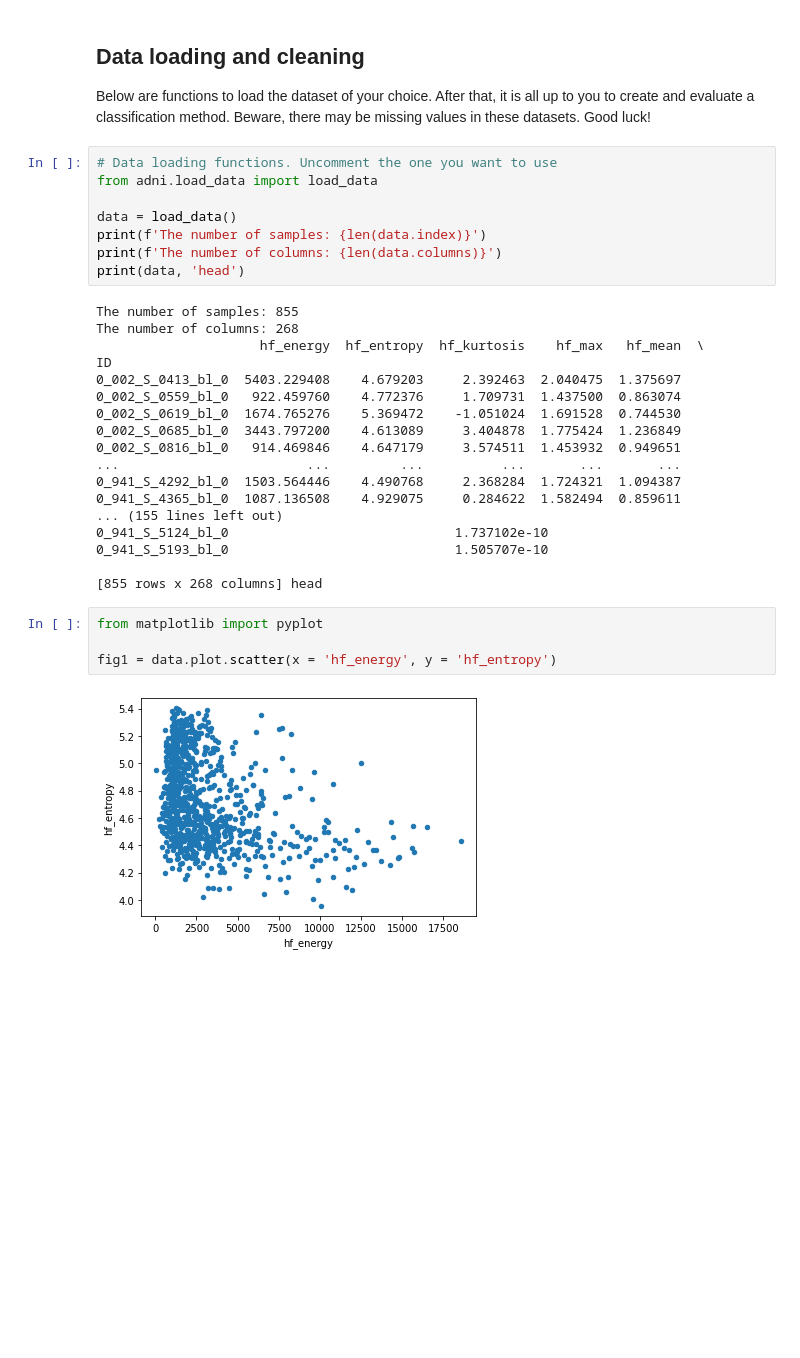
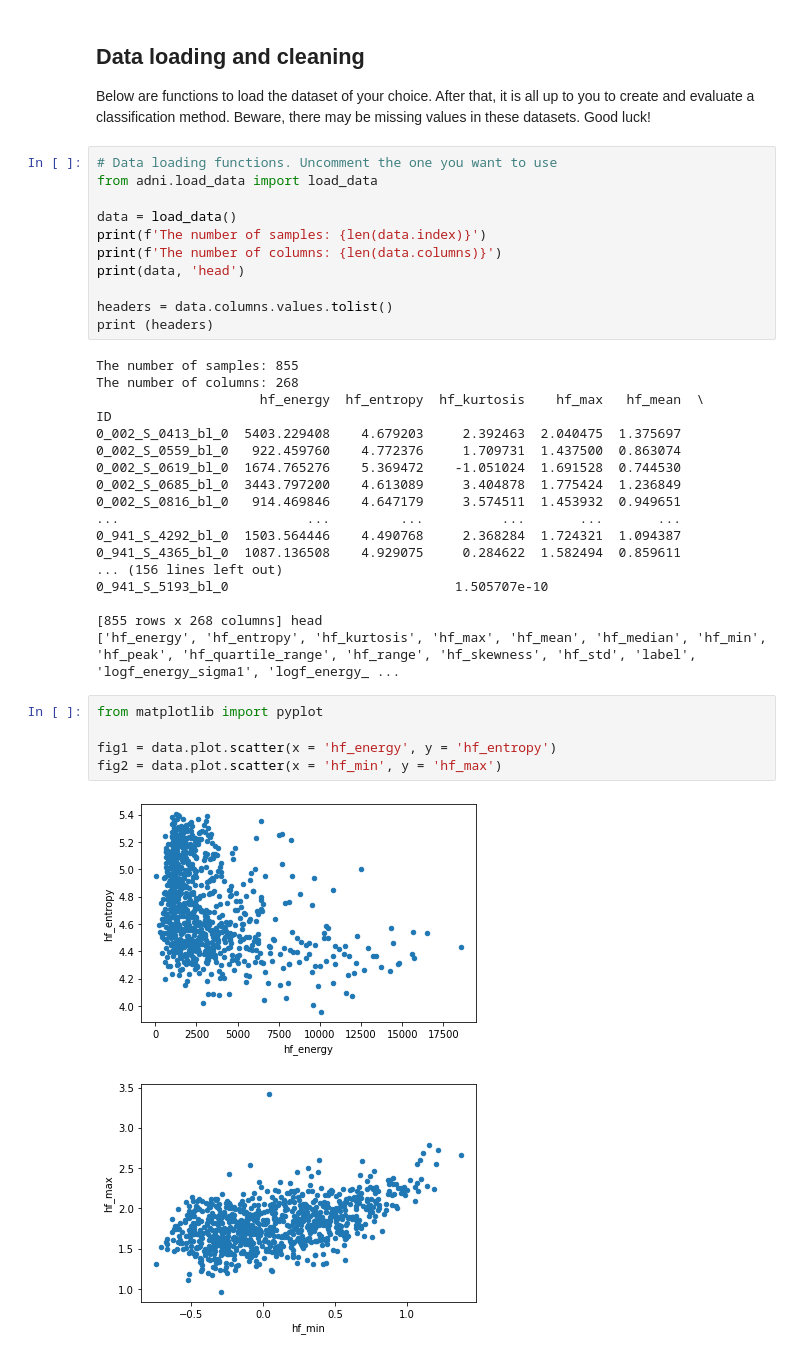
Before and after one commit to vleeuwenmark/TM10007_GR13, a Jupyter notebook: assignment.ipynb, the cells around one changed output. Saved outputs shown, nothing was run; the diff lists cells and outputs as text; blank space fills up the shorter version.

```diff
--- a/assignment.ipynb
+++ b/assignment.ipynb
@@ -15,6 +15,9 @@ data = load_data()
 print(f'The number of samples: {len(data.index)}')
 print(f'The number of columns: {len(data.columns)}')
 print(data, 'head')
+
+headers = data.columns.values.tolist()
+print (headers)
 # %% [output]
 The number of samples: 855
 The number of columns: 268
@@ -28,14 +31,16 @@ ID
 ...                        ...         ...          ...       ...       ...
 0_941_S_4292_bl_0  1503.564446    4.490768     2.368284  1.724321  1.094387
 0_941_S_4365_bl_0  1087.136508    4.929075     0.284622  1.582494  0.859611
-... (155 lines left out)
-0_941_S_5124_bl_0                             1.737102e-10
+... (156 lines left out)
 0_941_S_5193_bl_0                             1.505707e-10
 
 [855 rows x 268 columns] head
+['hf_energy', 'hf_entropy', 'hf_kurtosis', 'hf_max', 'hf_mean', 'hf_median', 'hf_min', 'hf_peak', 'hf_quartile_range', 'hf_range', 'hf_skewness', 'hf_std', 'label', 'logf_energy_sigma1', 'logf_energy_ ...
 # %%
 from matplotlib import pyplot
 
 fig1 = data.plot.scatter(x = 'hf_energy', y = 'hf_entropy')
+fig2 = data.plot.scatter(x = 'hf_min', y = 'hf_max')
 # %% [output]
 [figure]
+[figure, added]
```
